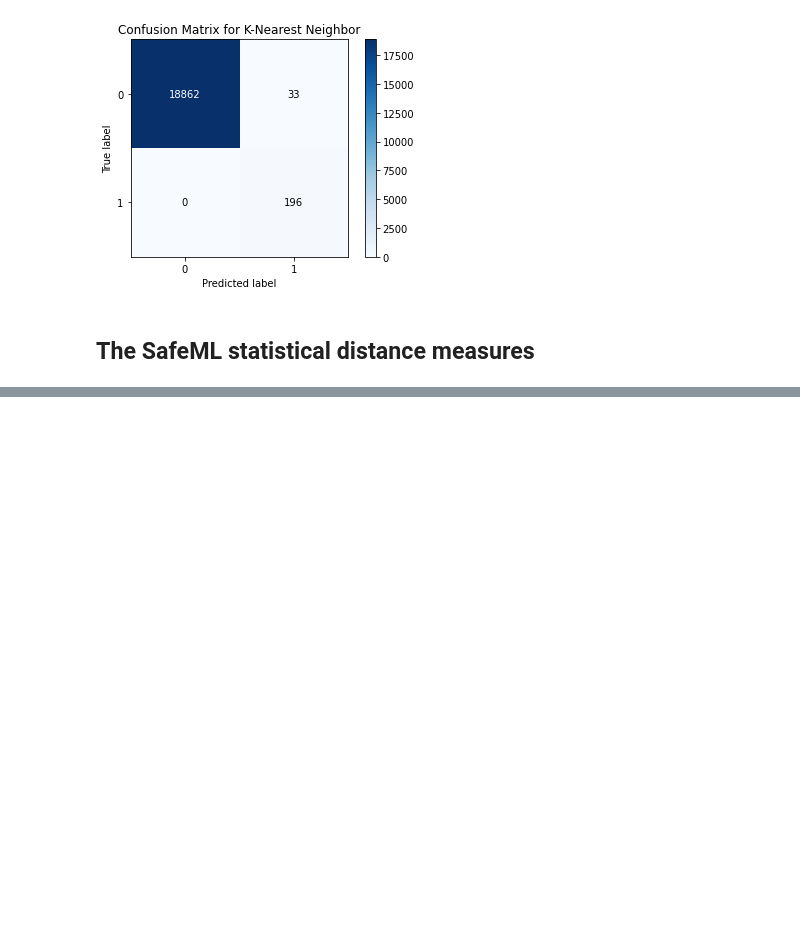
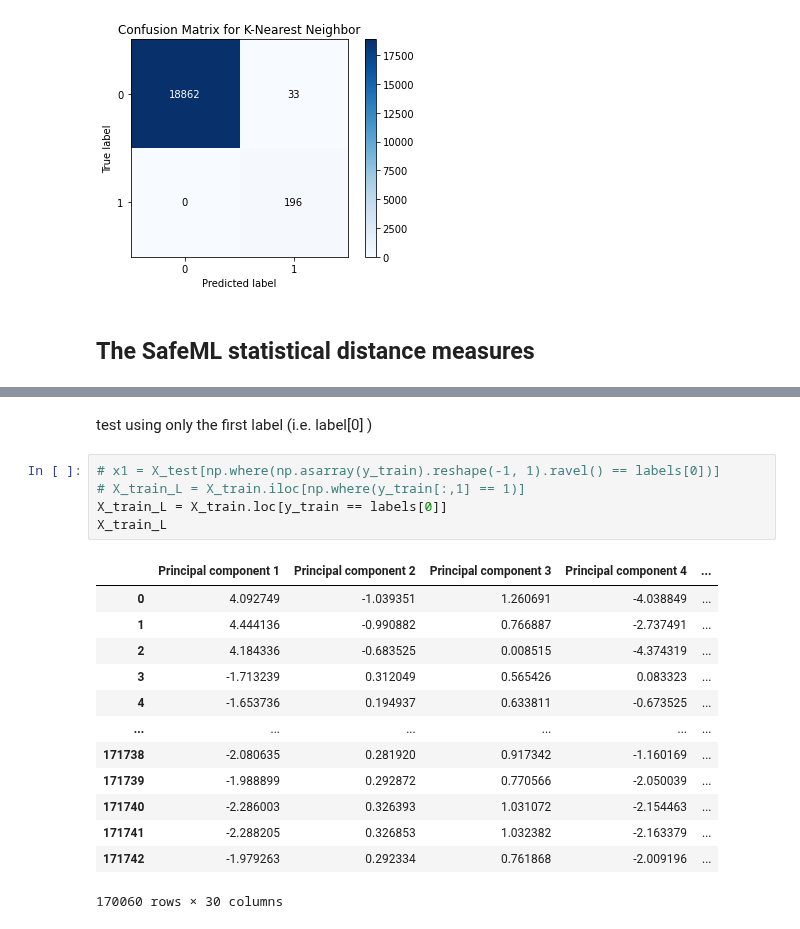
Before and after one commit to ISorokos/SafeML, a Jupyter notebook: Implementation_in_Python/CICIDS2017_Security_Data/Security_CICIDS2017_v1.ipynb, the cells around one changed output, grey strips where cells are left out. Cells and saved outputs as stored; diff of their text form; blank space fills up the shorter version.

```diff
--- a/Implementation_in_Python/CICIDS2017_Security_Data/Security_CICIDS2017_v1.ipynb
+++ b/Implementation_in_Python/CICIDS2017_Security_Data/Security_CICIDS2017_v1.ipynb
@@ -538,0 +575,21 @@ Model accuracy=  0.9982714368026819
+# %% [markdown]
+test using only the first label (i.e. label[0] )
+# %%
+# x1 = X_test[np.where(np.asarray(y_train).reshape(-1, 1).ravel() == labels[0])]
+# X_train_L = X_train.iloc[np.where(y_train[:,1] == 1)]
+X_train_L = X_train.loc[y_train == labels[0]]
+X_train_L
+# %% [output]
+|  | Principal component 1 | Principal component 2 | Principal component 3 | Principal component 4 | ... |
+| 0 | 4.092749 | -1.039351 | 1.260691 | -4.038849 | ... |
+| 1 | 4.444136 | -0.990882 | 0.766887 | -2.737491 | ... |
+| 2 | 4.184336 | -0.683525 | 0.008515 | -4.374319 | ... |
+| 3 | -1.713239 | 0.312049 | 0.565426 | 0.083323 | ... |
+| 4 | -1.653736 | 0.194937 | 0.633811 | -0.673525 | ... |
+| ... | ... | ... | ... | ... | ... |
+| 171738 | -2.080635 | 0.281920 | 0.917342 | -1.160169 | ... |
+| 171739 | -1.988899 | 0.292872 | 0.770566 | -2.050039 | ... |
+| 171740 | -2.286003 | 0.326393 | 1.031072 | -2.154463 | ... |
+| 171741 | -2.288205 | 0.326853 | 1.032382 | -2.163379 | ... |
+| 171742 | -1.979263 | 0.292334 | 0.761868 | -2.009196 | ... |
+170060 rows × 30 columns
```
Also changed, not shown: parts of 12 cells of this notebook.
